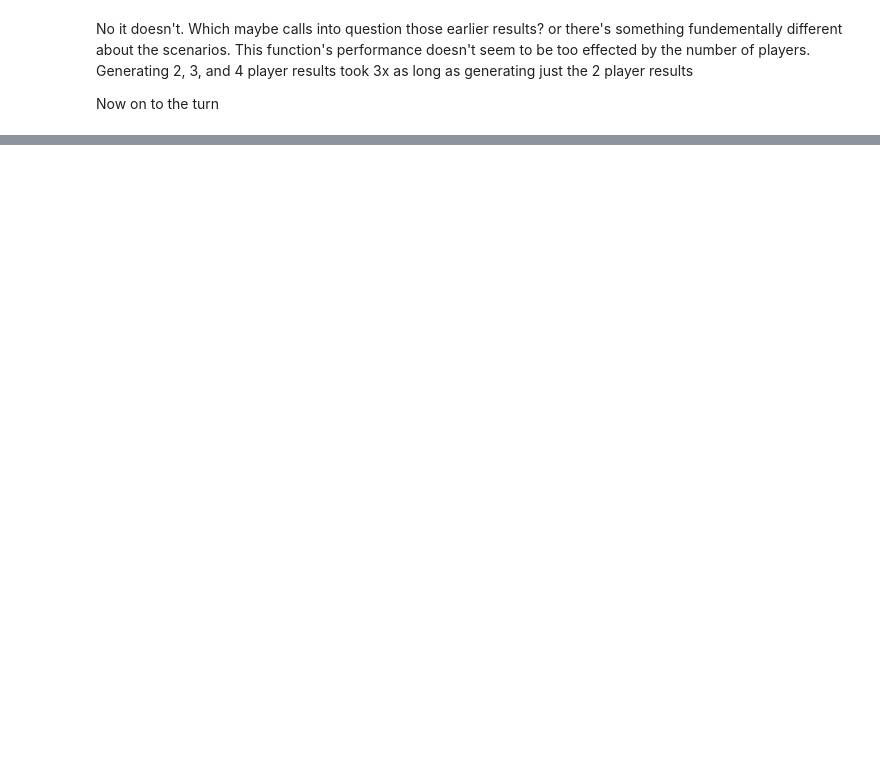
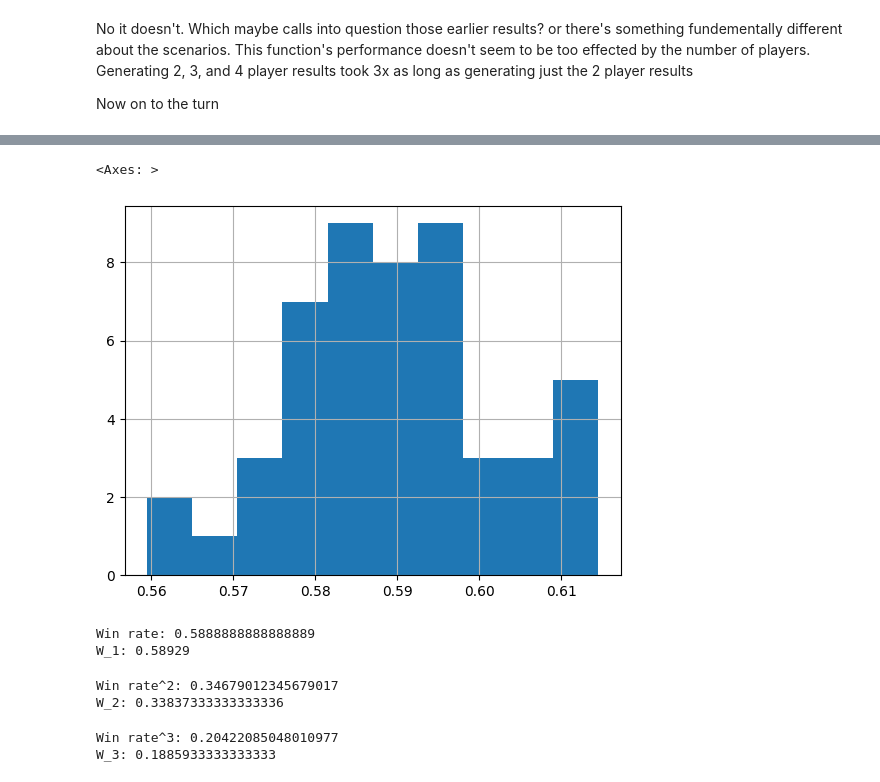
Before and after one commit to amarkules1/texas-holdem-notebooks, a Jupyter notebook: mid_round_win_rates.ipynb, the cells around one changed output, grey strips where cells are left out. Saved outputs shown, nothing was run; the diff lists cells and outputs as text; code cells hidden in the pictures; blank space fills up the shorter version.

Commit message:
estimate percentile based on win rate distributions

```diff
--- a/mid_round_win_rates.ipynb
+++ b/mid_round_win_rates.ipynb
@@ -202,0 +242,19 @@ df['wins'].hist()
+# %%
+from texas_hold_em_utils.relative_ranking import rank_hand
+
+hand = [Card().from_ints(2, 1), Card().from_ints(3, 1)]
+
+community_cards = [Card().from_ints(9, 1), Card().from_ints(10, 1), Card().from_ints(2, 2), Card().from_ints(5,0), Card().from_ints(10, 0)]
+
+df = pd.DataFrame(columns=['wins'])
+
+for i in range(50):
+    df = pd.concat([df, pd.DataFrame({'W_1': [rank_hand_post_river(hand, community_cards)],
+                                       'W_2': [rank_hand_post_river(hand, community_cards, n_other_players=2)],
+                                       'W_3': [rank_hand_post_river(hand, community_cards, n_other_players=3)]
+                                        })])
+
+df['W_1'].hist()
+# %% [output]
+<Axes: >
+[figure, added]
@@ -202,0 +263,19 @@ df['wins'].hist()
+# %%
+win_rate = (wins + (0.5*ties)) / (wins + ties + losses)
+print(f'Win rate: {win_rate}')
+print(f"W_1: {df['W_1'].mean()}")
+# %% [output]
+Win rate: 0.5888888888888889
+W_1: 0.58929
+# %%
+print(f'Win rate^2: {win_rate * win_rate}')
+print(f"W_2: {df['W_2'].mean()}")
+# %% [output]
+Win rate^2: 0.34679012345679017
+W_2: 0.33837333333333336
+# %%
+print(f'Win rate^3: {win_rate * win_rate * win_rate}')
+print(f"W_3: {df['W_3'].mean()}")
+# %% [output]
+Win rate^3: 0.20422085048010977
+W_3: 0.1885933333333333
```
Also changed, not shown: parts of 10 cells of this notebook, 2 other files.
